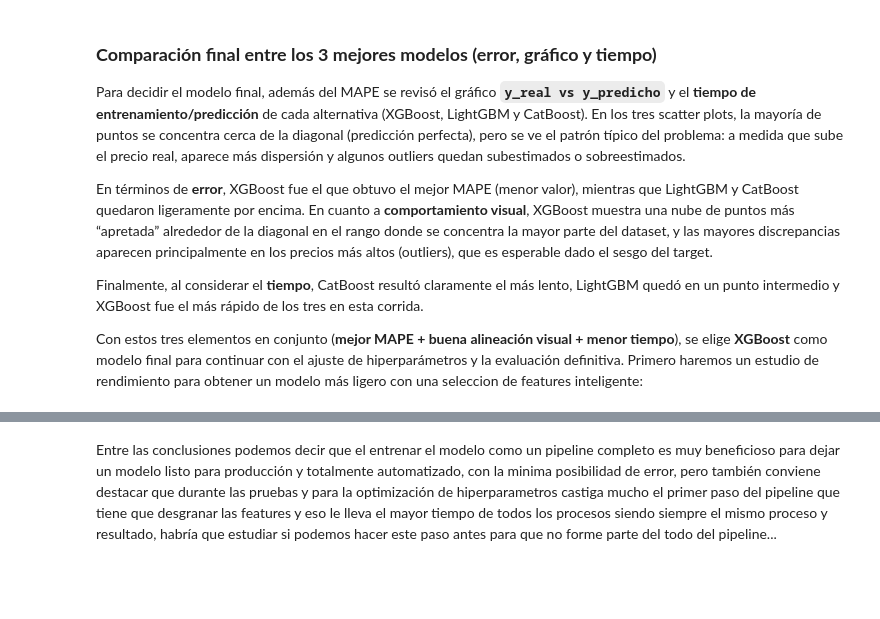
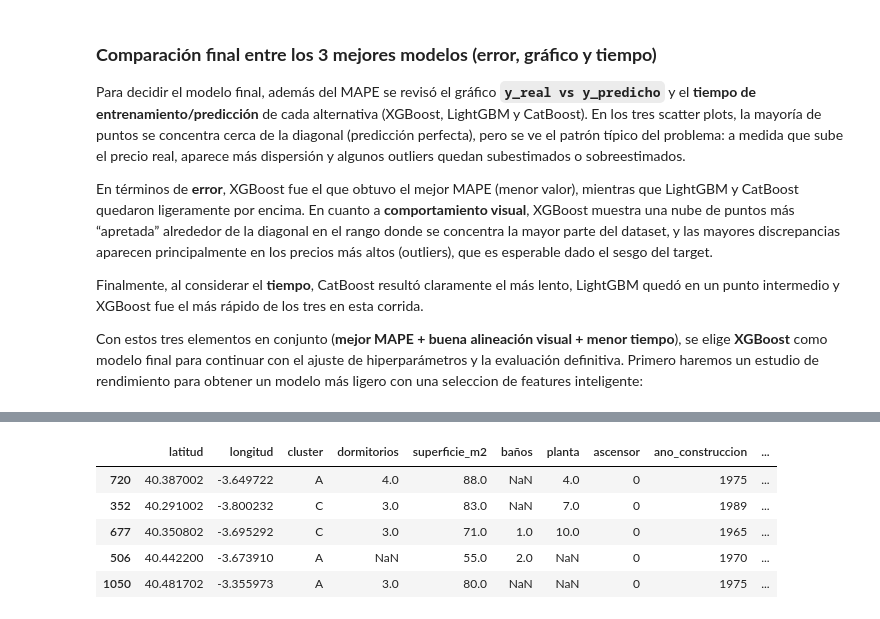
Before and after one commit to mrosm-dev/ML_Prediccion_Precio_Vivienda_Madrid, a Jupyter notebook: notebook copy.ipynb, the cells around one changed output, grey strips where cells are left out. Saved outputs shown, nothing was run; the diff lists cells and outputs as text; code cells hidden in the pictures; blank space fills up the shorter version.

```diff
--- a/notebook copy.ipynb
+++ b/notebook copy.ipynb
@@ -1136,37 +1098,3 @@ pd.DataFrame({'score': score, 'time': train_time}).sort_values('score')
 # %%
-def performar_tiempo(X, y, col=None):
-
-    if col:
-        X = X.drop(columns=col)
-
-    lista_col = []
-    train_time = []
-    score = []
-
-    xgb_base = XGBRegressor(random_state=42, objective='reg:absoluteerror', n_jobs=-1)
-    pipe_xgb = Pipeline(steps=[('preprocess', preprocess), ('model', xgb_base)])
-    pipe_xgb.set_params(**best_params_xgb)
-    pipe_xgb_log = TransformedTargetRegressor(regressor=pipe_xgb, func=np.log1p, inverse_func=np.expm1)
-
-    for col in X.columns:
-
-        print(f'Ocultando {col}...', end='\t')
-        lista_col.append(col)
-        X_menos = X.drop(columns=col)
-
-        start = time()
-        pipe_xgb_log.fit(X_menos, y)
-        train_time.append(time() - start)
-
-        score.append(cross_val_score(pipe_xgb_log, X_menos, y, cv=5, scoring="neg_mean_absolute_percentage_error", n_jobs=-1).mean())
-
-    resultados = pd.DataFrame({'columna': lista_col, 'score': score, 'time': train_time}).set_index('columna').sort_values('score', ascending=False).iloc[0]
-
-    if len(X.columns) > 2:
-        print(f'Eliminamos {resultados.name}...')
-        resultados = pd.concat([resultados, performar_tiempo(X, y, col=resultados.name)], axis=1)
-
-    return resultados
-
-resultados_funcion = performar_tiempo(X_train_limpio, y_train)
+resultados_funcion = performar_tiempo(X_train_limpio, y_train, preprocess, best_params_xgb)
 resultados_funcion
@@ -1195,6 +1177,13 @@ plt.tight_layout()
 # %%
-columnas_a_quitar = resultados_funcion.T[:36].index.to_list()
+columnas_a_quitar = resultados_funcion.T[:23].index.to_list()
 
 X_train_opt = X_train_limpio.drop(columns=columnas_a_quitar)
 
-X_train_opt
+X_train_opt.head()
+# %% [output]
+|  | latitud | longitud | cluster | dormitorios | superficie_m2 | baños | planta | ascensor | ano_construccion | ... |
+| 720 | 40.387002 | -3.649722 | A | 4.0 | 88.0 | NaN | 4.0 | 0 | 1975 | ... |
+| 352 | 40.291002 | -3.800232 | C | 3.0 | 83.0 | NaN | 7.0 | 0 | 1989 | ... |
+| 677 | 40.350802 | -3.695292 | C | 3.0 | 71.0 | 1.0 | 10.0 | 0 | 1965 | ... |
+| 506 | 40.442200 | -3.673910 | A | NaN | 55.0 | 2.0 | NaN | 0 | 1970 | ... |
+| 1050 | 40.481702 | -3.355973 | A | 3.0 | 80.0 | NaN | NaN | 0 | 1975 | ... |
@@ -1238,2 +1189,0 @@ best_params_xgb
-# %% [markdown]
-Entre las conclusiones podemos decir que el entrenar el modelo como un pipeline completo es muy beneficioso para dejar un modelo listo para producción y totalmente automatizado, con la minima posibilidad de error, pero también conviene destacar que durante las pruebas y para la optimización de hiperparametros castiga mucho el primer paso del pipeline que tiene que desgranar las features y eso le lleva el mayor tiempo de todos los procesos siendo siempre el mismo proceso y resultado, habría que estudiar si podemos hacer este paso antes para que no forme parte del todo del pipeline...
```
Also changed, not shown: parts of 57 cells of this notebook, 20 other files.
